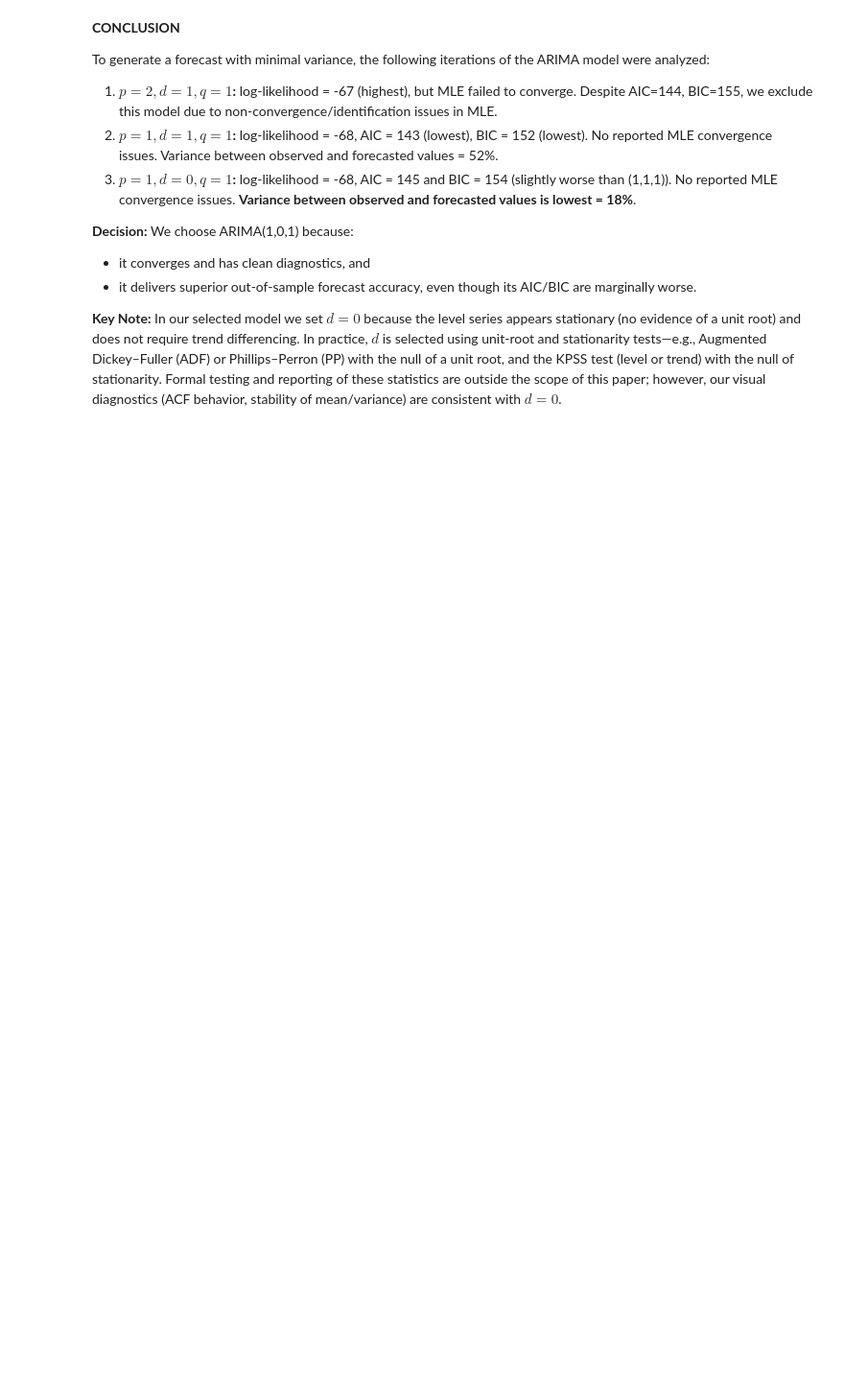
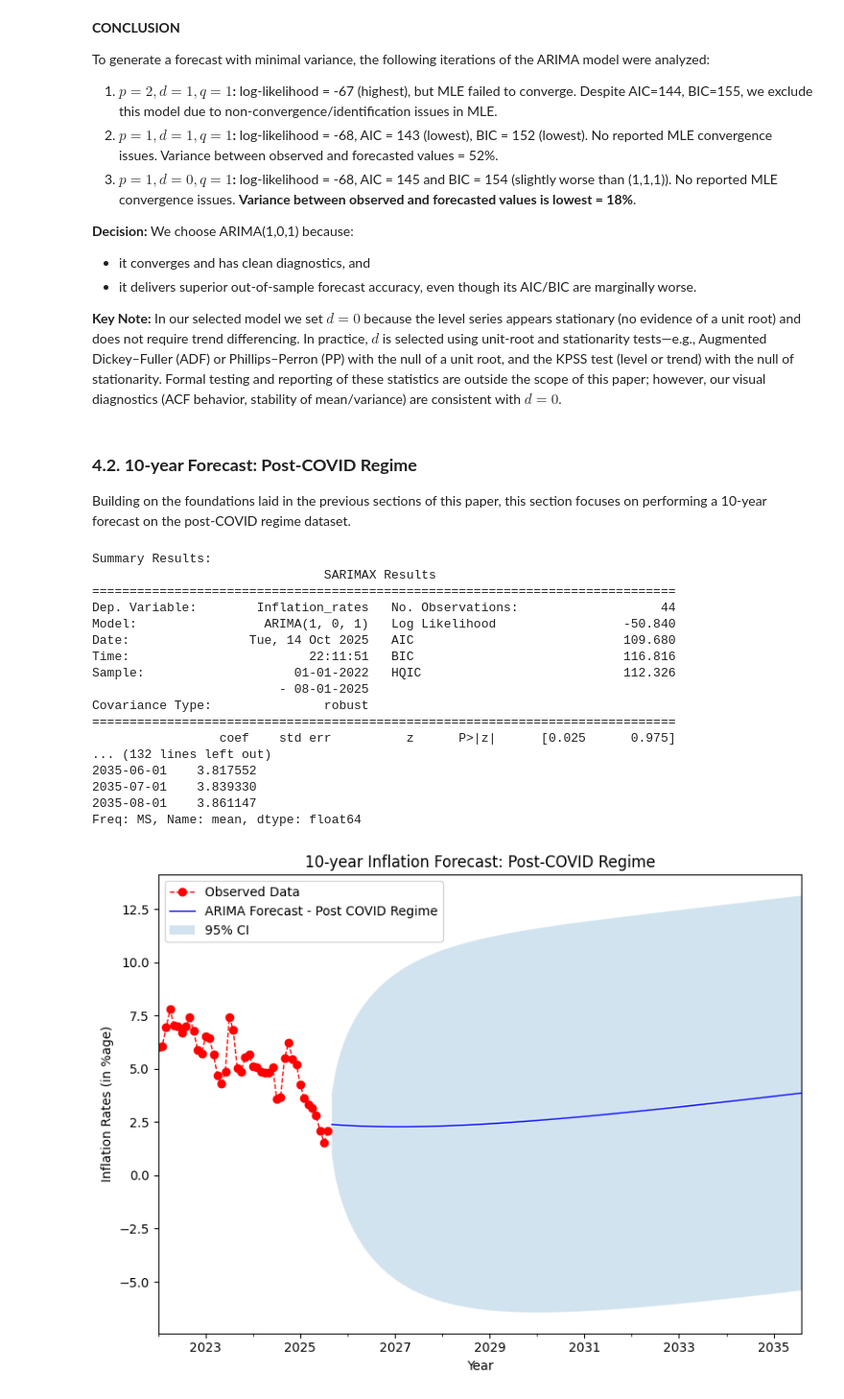
Before and after one commit to thenaivecoder89/statistical_and_machine_learning_models, a Jupyter notebook: statistical_models/arima/India_Inflation_Forecast.ipynb, the cells around one changed output. Shown: that part at 96% size. Drawn from its saved outputs; the diff is of its cells as text; code cells hidden in the pictures; blank space fills up the shorter version.

```diff
--- a/statistical_models/arima/India_Inflation_Forecast.ipynb
+++ b/statistical_models/arima/India_Inflation_Forecast.ipynb
@@ -38,6 +38,7 @@ This section shows a visual representation of the inflation data - as sourced fr
 load_dotenv()
 inflation_dataset = os.getenv('inflation_dataset')
 forecast_pre_dataset = os.getenv('forecast_pre_dataset')
+forecast_post_dataset = os.getenv('forecast_post_dataset')
 pd.set_option('display.max_rows', None)
 pd.set_option('display.max_columns', None)
 
@@ -539,3 +540,50 @@ To generate a forecast with minimal variance, the following iterations of the AR
 - it delivers superior out-of-sample forecast accuracy, even though its AIC/BIC are marginally worse.
 
 **Key Note:** In our selected model we set $d = 0$ because the level series appears stationary (no evidence of a unit root) and does not require trend differencing. In practice, $d$ is selected using unit-root and stationarity tests—e.g., Augmented Dickey–Fuller (ADF) or Phillips–Perron (PP) with the null of a unit root, and the KPSS test (level or trend) with the null of stationarity. Formal testing and reporting of these statistics are outside the scope of this paper; however, our visual diagnostics (ACF behavior, stability of mean/variance) are consistent with $d = 0$.
+# %% [markdown]
+### **4.2. 10-year Forecast: Post-COVID Regime**
+Building on the foundations laid in the previous sections of this paper, this section focuses on performing a 10-year forecast on the post-COVID regime dataset.
+# %%
+# Fit ARIMA model
+model_post = ARIMA(series_post, order=(1, 0, 1), trend='t')
+result_post = model_post.fit(cov_type='robust')
+print(f'Summary Results:\n{result_post.summary()}')
+is_stationary = np.all((np.abs(result_post.arroots)) > 1)
+is_invertible = np.all((np.abs(result_post.maroots)) > 1)
+
+# 10-year Forecast (12 months per year hence steps = 120)
+forecast_post = result_post.get_forecast(steps=120)
+forecast_df_post = forecast_post.summary_frame(alpha=0.05)
+print(f'ARIMA Forecast Data:\n{forecast_df_post['mean']}')
+forecast_df_post['mean'].to_csv(forecast_post_dataset)
+
+# Plot forecast
+fig_forecast_post, ax_forecast_post = plt.subplots(figsize=(8, 6))
+series_post.plot(ax=ax_forecast_post, label='Observed Data', lw=1, color='red', linestyle='--', marker='o')
+forecast_df_post['mean'].plot(ax=ax_forecast_post, label='ARIMA Forecast - Post COVID Regime', lw=1, color='blue')
+ax_forecast_post.fill_between(forecast_df_post.index, forecast_df_post['mean_ci_lower'], forecast_df_post['mean_ci_upper'], alpha=0.2, label='95% CI')
+ax_forecast_post.set_xlabel('Year')
+ax_forecast_post.set_ylabel('Inflation Rates (in %age)')
+ax_forecast_post.set_title('10-year Inflation Forecast: Post-COVID Regime')
+ax_forecast_post.legend()
+plt.tight_layout()
+plt.show()
+# %% [output]
+Summary Results:
+                               SARIMAX Results
+==============================================================================
+Dep. Variable:        Inflation_rates   No. Observations:                   44
+Model:                 ARIMA(1, 0, 1)   Log Likelihood                 -50.840
+Date:                Tue, 14 Oct 2025   AIC                            109.680
+Time:                        22:11:51   BIC                            116.816
+Sample:                    01-01-2022   HQIC                           112.326
+                         - 08-01-2025
+Covariance Type:               robust
+==============================================================================
+                 coef    std err          z      P>|z|      [0.025      0.975]
+... (132 lines left out)
+2035-06-01    3.817552
+2035-07-01    3.839330
+2035-08-01    3.861147
+Freq: MS, Name: mean, dtype: float64
+[figure, added]
```
Also changed, not shown: parts of 3 cells of this notebook.
